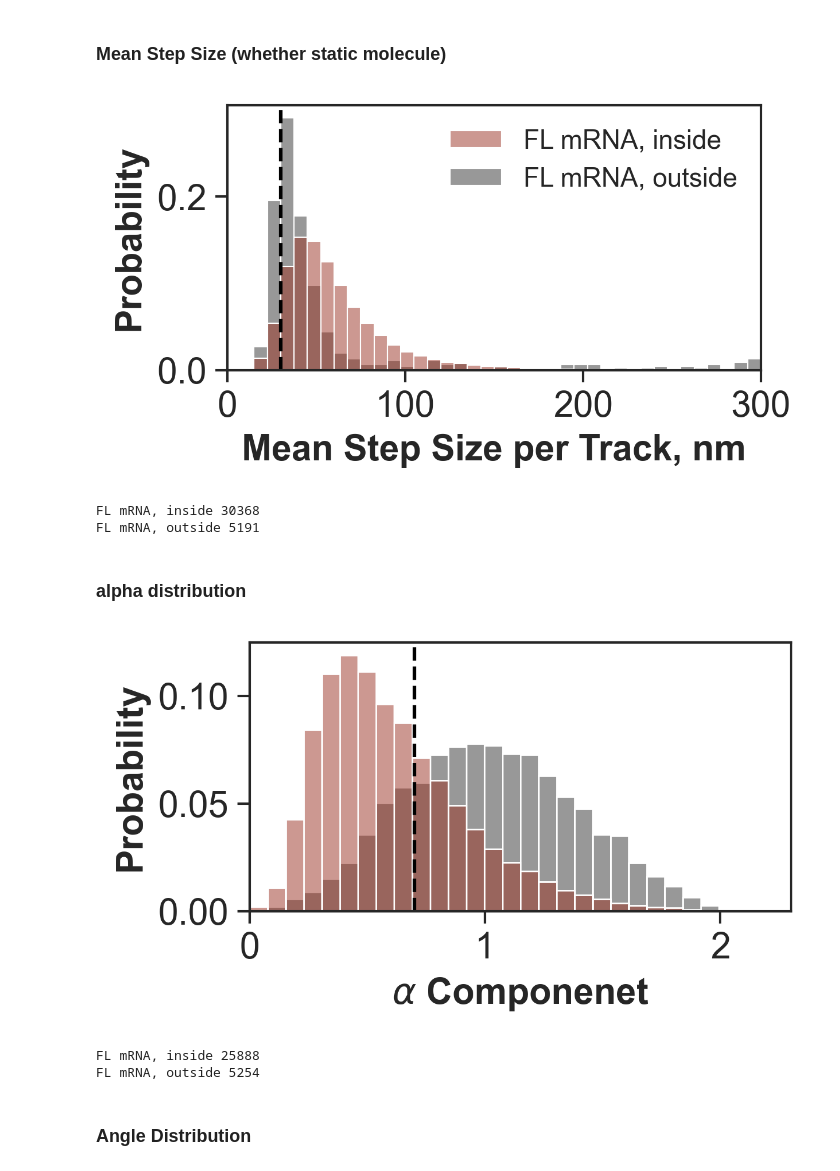
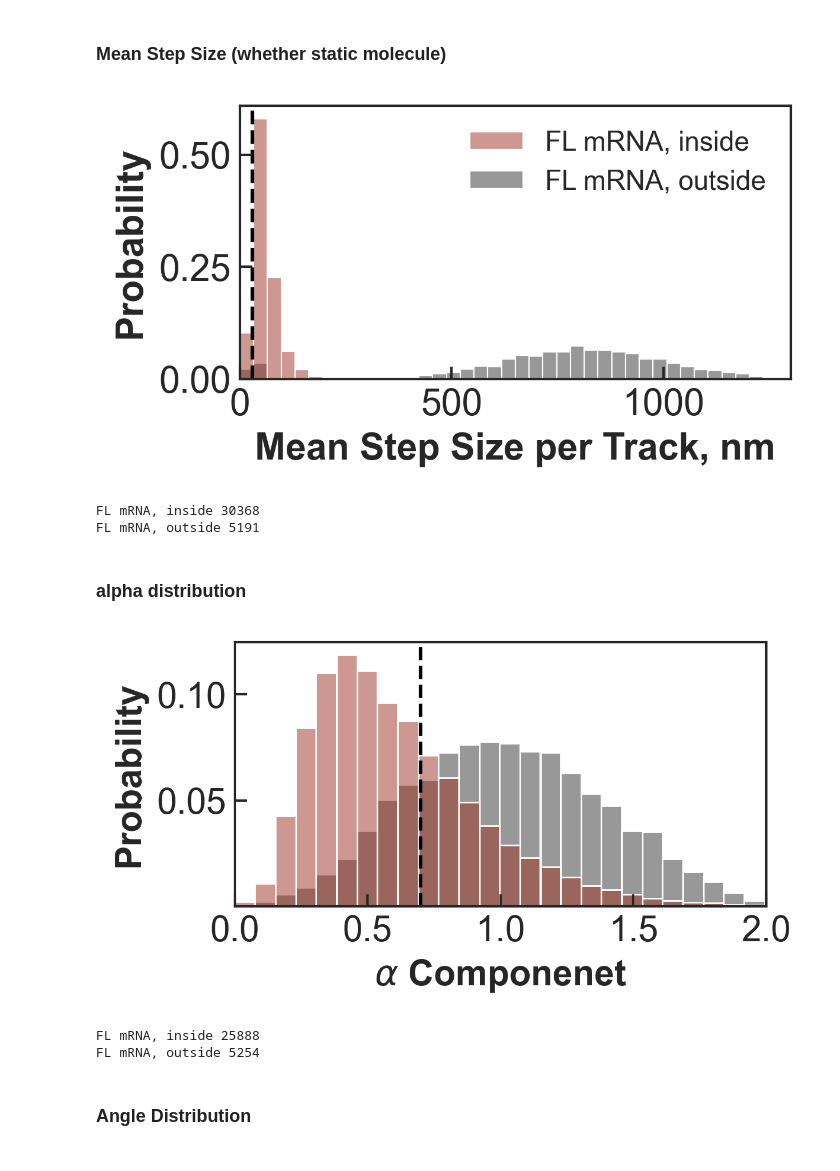
Before and after one commit to walterlab-um/intra_condensate_SPT, a Jupyter notebook: plot_paper_figure/Fig2_compare_FL_in_vs_outside.ipynb, the cells around one changed output. Saved outputs shown, nothing was run; the diff lists cells and outputs as text; code cells hidden in the pictures.

```diff
--- a/plot_paper_figure/Fig2_compare_FL_in_vs_outside.ipynb
+++ b/plot_paper_figure/Fig2_compare_FL_in_vs_outside.ipynb
@@ -84,6 +85,7 @@ plt.show()
 # %% [markdown]
 ### Mean Step Size (whether static molecule)
 # %%
+upper_limit = 1300 # nm
 plt.figure(figsize=(4, 2), dpi=300)
 ax = sns.histplot(
     data=df_AIO,
@@ -93,10 +95,10 @@ ax = sns.histplot(
     bins=40,
     stat="probability",
     common_norm=False,
-    binrange=(0, 300),
+    binrange=(0, upper_limit),
     alpha=0.5,
 )
-plt.xlim(0, 300)
+plt.xlim(0, upper_limit)
 sns.move_legend(ax, 0, title=None, frameon=False)
 plt.axvline(30, ls="--", color="black")
 plt.xlabel("Mean Step Size per Track, nm", weight="bold", fontsize=15)
@@ -106,12 +108,13 @@ plt.gca().tick_params(
     axis="both",
     which="major",
     labelsize=15,
-    direction="out",
+    direction="in",
     bottom=True,
     left=True,
     length=5,
     width=1,
 )
+plt.gca().set_axisbelow(False)
 
 plt.gca().tick_params(axis="both", which="major", labelsize=15)
 plt.savefig("2.mean_stepsize_nm_histo_" + postfix, format="png", bbox_inches="tight")
@@ -119,7 +122,7 @@ plt.show()
 print(label_1, data[data["label"] == label_1].shape[0])
 print(label_2, data[data["label"] == label_2].shape[0])
 # %% [output]
-[figure, old version]
+[figure, new version]
 FL mRNA, inside 30368
 FL mRNA, outside 5191
 # %% [markdown]
@@ -135,36 +138,38 @@ ax = sns.histplot(
     hue="label",
     palette=palette,
     bins=30,
     stat="probability",
     common_norm=False,
     binrange=(0, 2.3),
     alpha=0.5,
     legend=False,
 )
 # sns.move_legend(ax, 0, title=None, frameon=False)
 plt.axvline(0.7, ls="--", color="black")
-plt.xlim(0, 2.3)
+plt.xlim(0, 2)
+plt.yticks([0.05,0.1])
 plt.xlabel(r"$\alpha$ Componenet", weight="bold", fontsize=15)
 plt.ylabel("Probability", weight="bold", fontsize=15)
 plt.gca().spines[:].set_linewidth(1)
 plt.gca().tick_params(
     axis="both",
     which="major",
     labelsize=15,
-    direction="out",
+    direction="in",
     bottom=True,
     left=True,
     length=5,
     width=1,
 )
+plt.gca().set_axisbelow(False)
 
 plt.gca().tick_params(axis="both", which="major", labelsize=15)
 plt.savefig("3.alpha_histo_" + postfix, format="png", bbox_inches="tight")
 plt.show()
 print(label_1, data[data["label"] == label_1].shape[0])
 print(label_2, data[data["label"] == label_2].shape[0])
 # %% [output]
-[figure, old version]
+[figure, new version]
 FL mRNA, inside 25888
 FL mRNA, outside 5254
 # %% [markdown]
```
Also changed, not shown: parts of 4 cells of this notebook.
